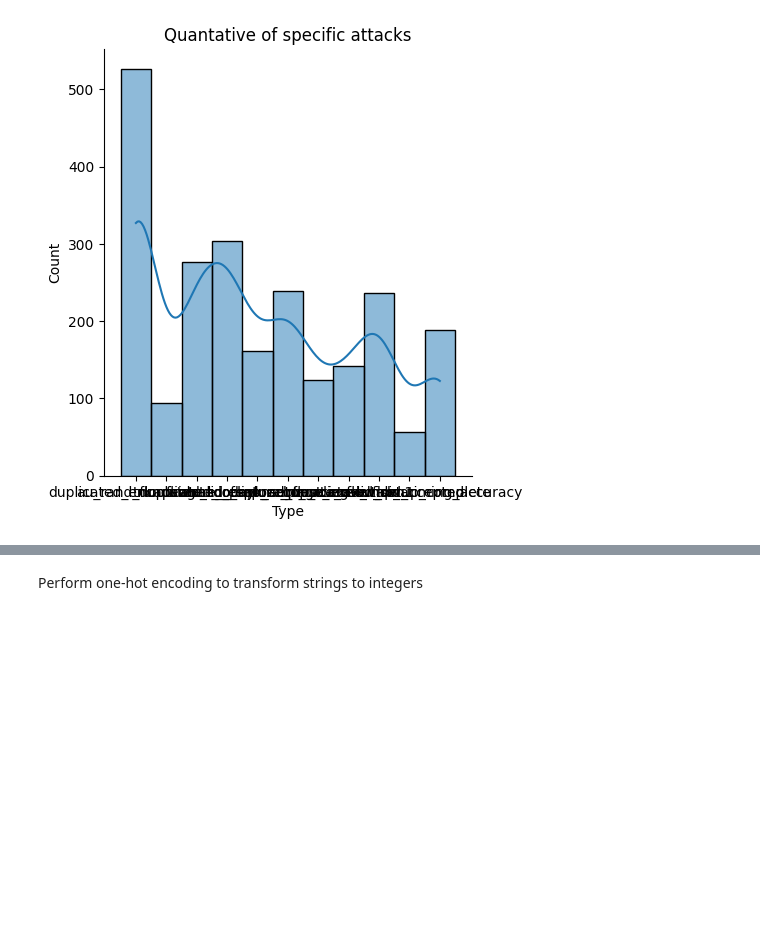
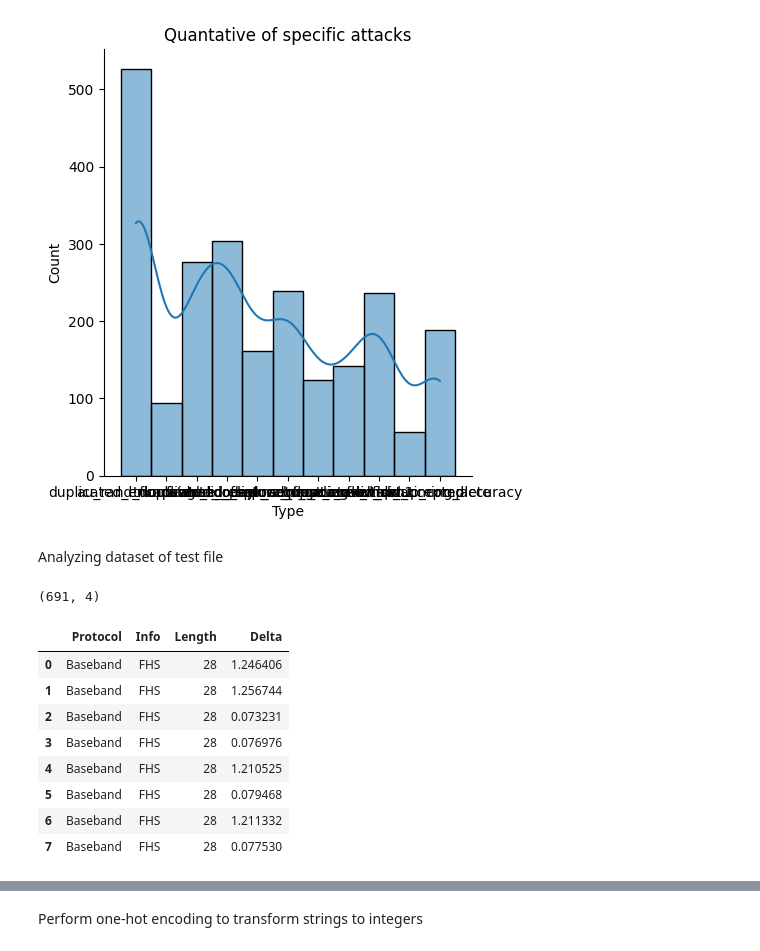
Before and after one commit to Alaninja1209/BrakTooth_Attack, a Jupyter notebook: Project/BrakTooth_Attack.ipynb, the cells around one changed output, grey strips where cells are left out. Cells and saved outputs as stored; diff of their text form; code cells hidden in the pictures; blank space fills up the shorter version.

Commit message:
Test analysis

```diff
--- a/Project/BrakTooth_Attack.ipynb
+++ b/Project/BrakTooth_Attack.ipynb
@@ -94,3 +96,23 @@ plt.title("Quantative of specific attacks")
 plt.show()
 # %% [output]
 [figure]
+# %% [markdown]
+Analyzing dataset of test file
+# %%
+data_test = pd.read_csv(r'C:\Users\alana\Documents\TecMTY\Esiee\Machine_Learning\Project\X_test.csv')
+data_test.shape
+# %% [output]
+(691, 4)
+# %%
+# Printing the first 8 columns
+data_test.head(8)
+# %% [output]
+|  | Protocol | Info | Length | Delta |
+| 0 | Baseband | FHS | 28 | 1.246406 |
+| 1 | Baseband | FHS | 28 | 1.256744 |
+| 2 | Baseband | FHS | 28 | 0.073231 |
+| 3 | Baseband | FHS | 28 | 0.076976 |
+| 4 | Baseband | FHS | 28 | 1.210525 |
+| 5 | Baseband | FHS | 28 | 0.079468 |
+| 6 | Baseband | FHS | 28 | 1.211332 |
+| 7 | Baseband | FHS | 28 | 0.077530 |
```
Also changed, not shown: parts of 3 cells of this notebook.
